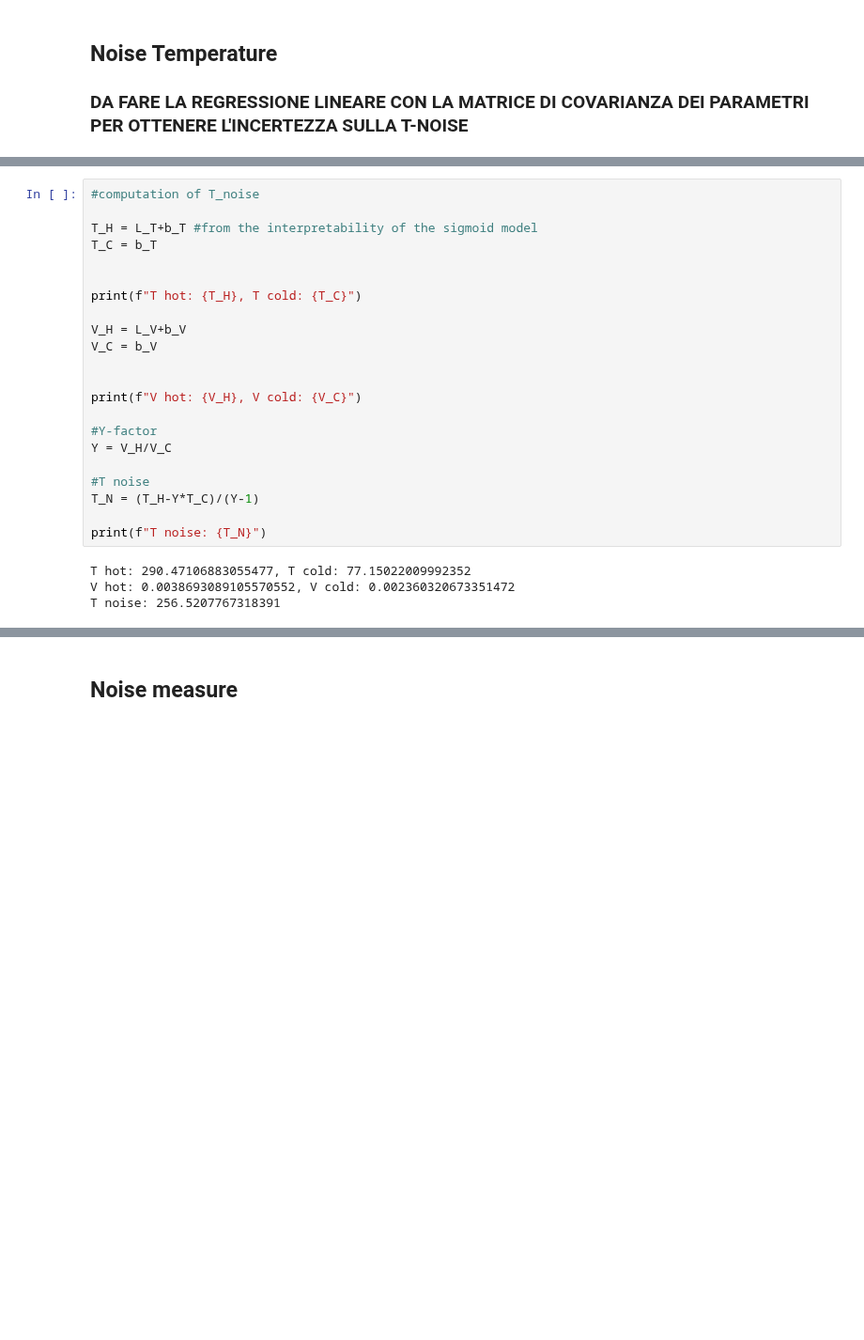
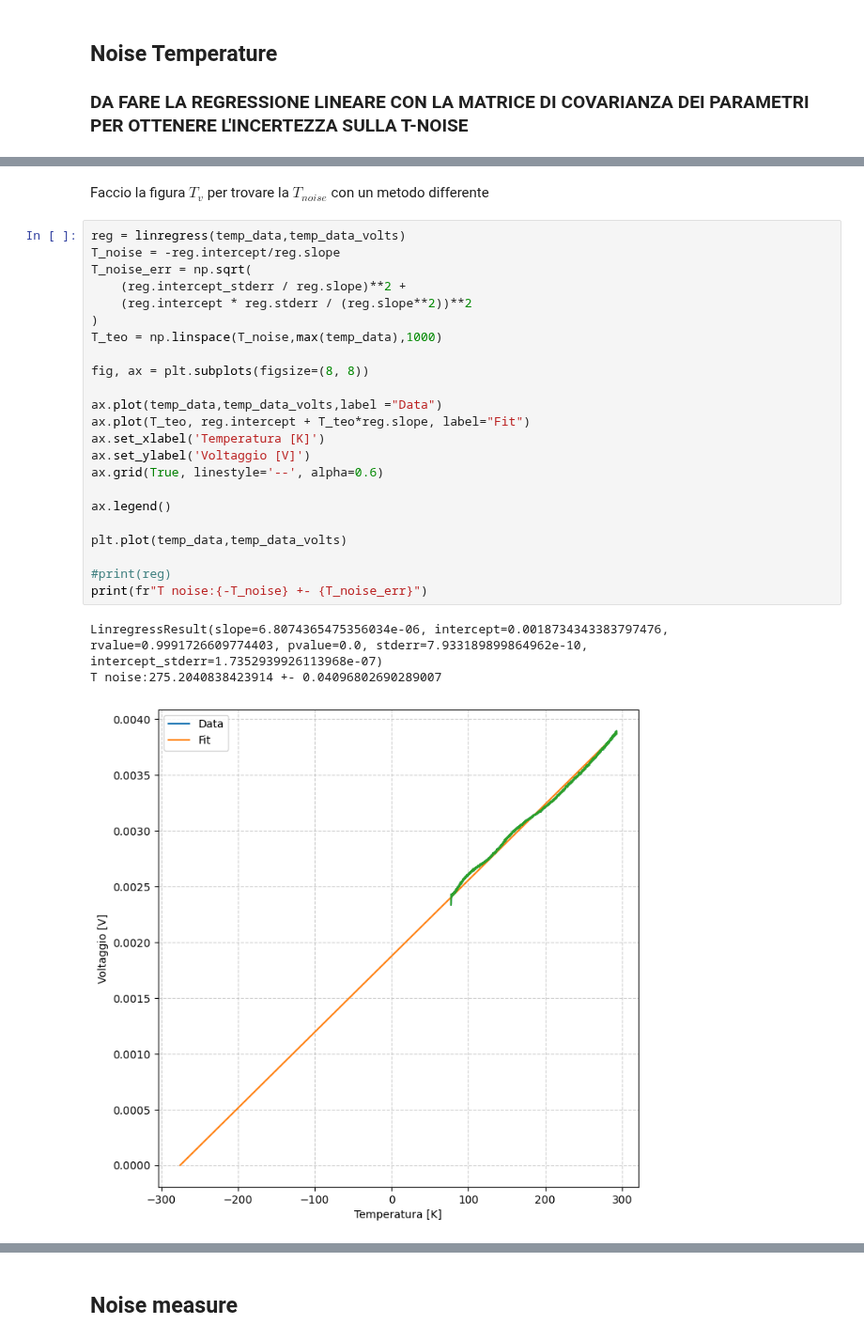
Before and after one commit to Doldz/DRM_RadioLab, a Jupyter notebook: dati_T_noise/calcolo_T_noise.ipynb, the cells around one changed output, grey strips where cells are left out. Shown at 94% size. Saved outputs shown, nothing was run; the diff lists cells and outputs as text; blank space fills up the shorter version.

```diff
--- a/dati_T_noise/calcolo_T_noise.ipynb
+++ b/dati_T_noise/calcolo_T_noise.ipynb
@@ -180,26 +178,29 @@ fig.tight_layout()
-# %%
-#computation of T_noise
-
-T_H = L_T+b_T #from the interpretability of the sigmoid model
-T_C = b_T
-
-
-print(f"T hot: {T_H}, T cold: {T_C}")
-
-V_H = L_V+b_V
-V_C = b_V
-
-
-print(f"V hot: {V_H}, V cold: {V_C}")
-
-#Y-factor
-Y = V_H/V_C
-
-#T noise
-T_N = (T_H-Y*T_C)/(Y-1)
-
-print(f"T noise: {T_N}")
-# %% [output]
-T hot: 290.47106883055477, T cold: 77.15022009992352
-V hot: 0.0038693089105570552, V cold: 0.002360320673351472
-T noise: 256.5207767318391
+# %% [markdown]
+Faccio la figura $T_v$ per trovare la $T_{noise}$  con un metodo differente
+# %%
+reg = linregress(temp_data,temp_data_volts)
+T_noise = -reg.intercept/reg.slope
+T_noise_err = np.sqrt(
+    (reg.intercept_stderr / reg.slope)**2 +
+    (reg.intercept * reg.stderr / (reg.slope**2))**2
+)
+T_teo = np.linspace(T_noise,max(temp_data),1000)
+
+fig, ax = plt.subplots(figsize=(8, 8))
+
+ax.plot(temp_data,temp_data_volts,label ="Data")
+ax.plot(T_teo, reg.intercept + T_teo*reg.slope, label="Fit")
+ax.set_xlabel('Temperatura [K]')
+ax.set_ylabel('Voltaggio [V]')
+ax.grid(True, linestyle='--', alpha=0.6)
+
+ax.legend()
+
+plt.plot(temp_data,temp_data_volts)
+
+#print(reg)
+print(fr"T noise:{-T_noise} +- {T_noise_err}")
+# %% [output]
+LinregressResult(slope=6.8074365475356034e-06, intercept=0.0018734343383797476, rvalue=0.9991726609774403, pvalue=0.0, stderr=7.933189899864962e-10, intercept_stderr=1.7352939926113968e-07)
+T noise:275.2040838423914 +- 0.04096802690289007
+[figure, added]
```
Also changed, not shown: parts of 14 cells of this notebook, 3 other files.
